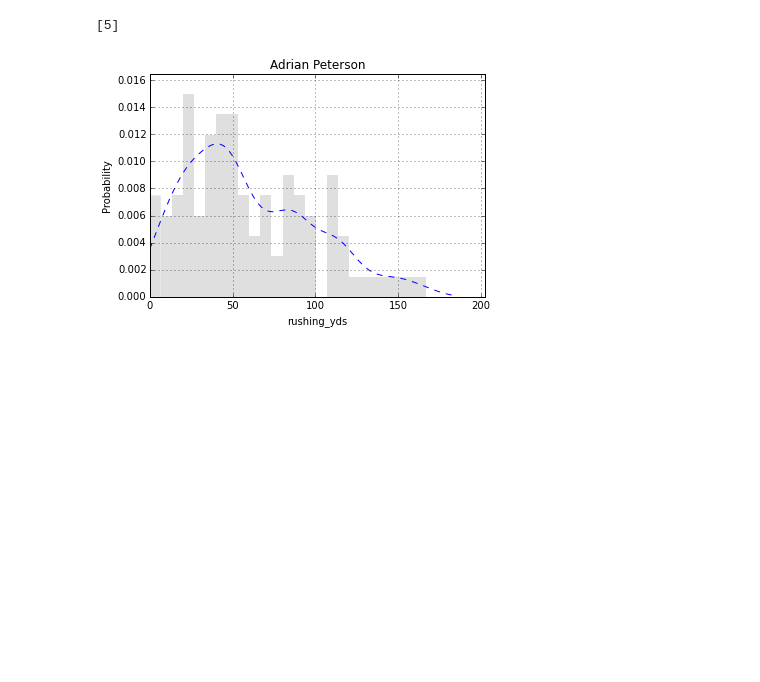
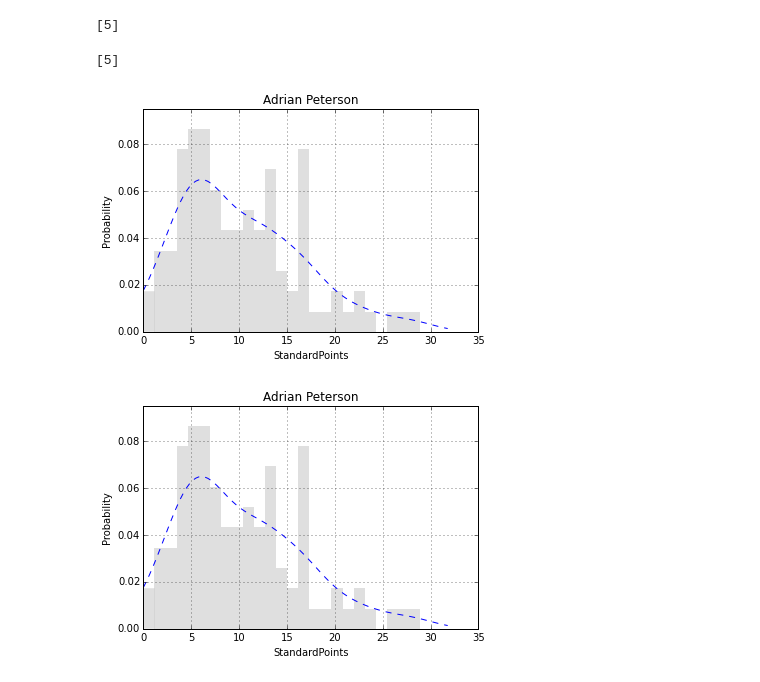
Before and after one commit to kevinallen/waiver_coach, a Jupyter notebook: ml/prediction/test_rb_nn.ipynb, the cells around one changed output. Drawn from its saved outputs; the diff is of its cells as text; code cells hidden in the pictures; blank space fills up the shorter version.

Commit message:
change helper location, add helper for translating stats in to fantasy points, KNN for fantasy points

```diff
--- a/ml/prediction/test_rb_nn.ipynb
+++ b/ml/prediction/test_rb_nn.ipynb
@@ -27,30 +31,6 @@ from sklearn.neighbors import KernelDensity
 from sklearn.metrics import mean_squared_error, mean_absolute_error
 from sklearn.pipeline import Pipeline
 from sklearn.pipeline import FeatureUnion
-# %%
-
-def train_test_split_index(n,test_size=0.2,seed=None):
-	if(seed):
-		np.random.seed(seed)
-	rand_i = np.random.choice(range(n), n, replace=False)
-	test_i = rand_i[range(int(round(n*test_size)))]
-	train_i = rand_i[range(int(round(n*test_size)),n)]
-	return train_i, test_i
-
-def split_by_year_week(X, test_yr_wk):
-	train_i = []
-	test_i = []
-	for i in range(X.shape[0]):
-		match = False
-		row_yr_wk = (X.iloc[i]['year'], X.iloc[i]['week'])
-		for yr_wk in test_yr_wk:
-			if row_yr_wk[0] == yr_wk[0] and row_yr_wk[1] == yr_wk[1]:
-				match = True
-				test_i += [i]
-				break
-		if not match:
-			train_i += [i]
-	return train_i, test_i
 # %%
 # connect to nfldb
 db = nfldb.connect()
@@ -197,6 +177,7 @@ distance, neighbor = nn.kneighbors(X=X_pred.iloc[predict_i])
 [i for i in range(len(predict_i)) if pred_data.iloc[predict_i].full_name[i] == 'Adrian Peterson']
 # %% [output]
 [5]
+[5]
 # %%
 # check neighbors
 check_i = 5
@@ -203,34 +186,39 @@ check_i = 5
 check_nn = pred_data.iloc[predict_i].iloc[[check_i],:].append(played_train.iloc[neighbor[check_i,:]])
 #check_nn
+# %%
+check_nn['StandardPoints'] = score_stats(check_nn, make_scorer(base_type='standard'))
+check_nn['PPRPoints'] = score_stats(check_nn, make_scorer(base_type='ppr'))
 # %%
-plot_stat = 'rushing_yds'
+#plot_stat = 'rushing_yds'
+plot_stat = 'StandardPoints'
 
 # the histogram of the data
 stat_X = check_nn.iloc[1:][plot_stat]
 player_name = check_nn.iloc[0]['full_name']
 n, bins, patches = plt.hist(stat_X, 25, normed=1, edgecolor='none', facecolor='grey', alpha=0.25)
 
 # get plot limits
 xmin = 0
 xmax = max(bins)*1.1
 ymin = 0
 ymax = max(n)*1.1
 
 # get bins for kernel density plot
 bins = np.linspace(xmin, xmax, 100)
 
 # set up kernel density
-kde = KernelDensity(kernel='gaussian', bandwidth=10).fit(X=stat_X[:,np.newaxis])
+kde = KernelDensity(kernel='gaussian', bandwidth=2.5).fit(X=stat_X[:,np.newaxis])
 y_smooth = np.exp(kde.score_samples(bins[:,np.newaxis]))
 y_smooth
 
 l = plt.plot(bins, y_smooth, 'b--', linewidth=1)
 plt.xlabel(plot_stat)
 plt.ylabel('Probability')
 plt.axis([0, max(bins)*1.1, 0, max(n)*1.1])
 plt.title(player_name)
 plt.grid(True)
 
 plt.show()
 # %% [output]
-[figure, old version]
+[figure, new version]
+[figure, added]
```
Also changed, not shown: parts of 2 cells of this notebook, 7 other files.
